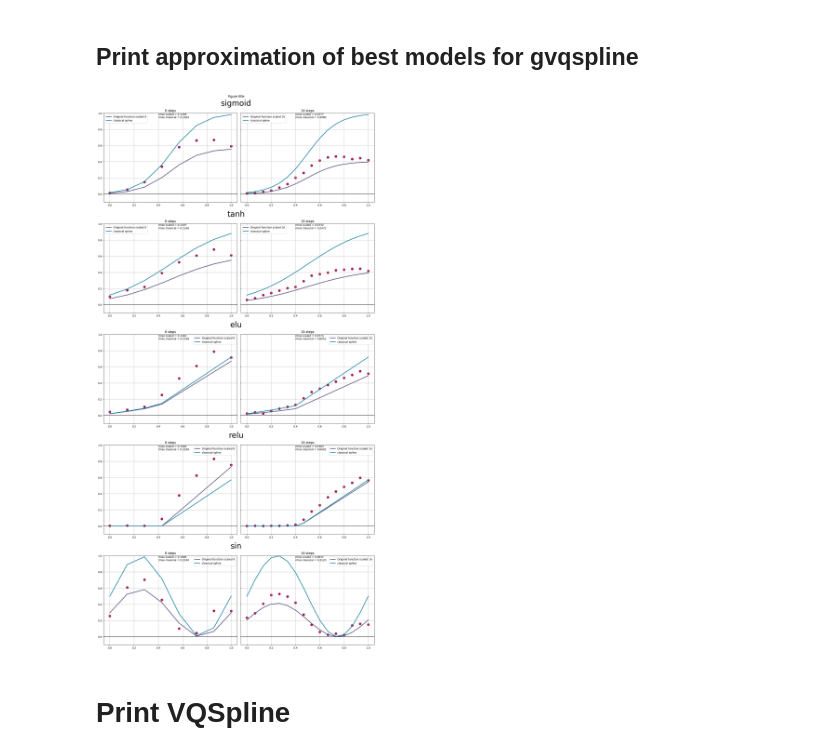
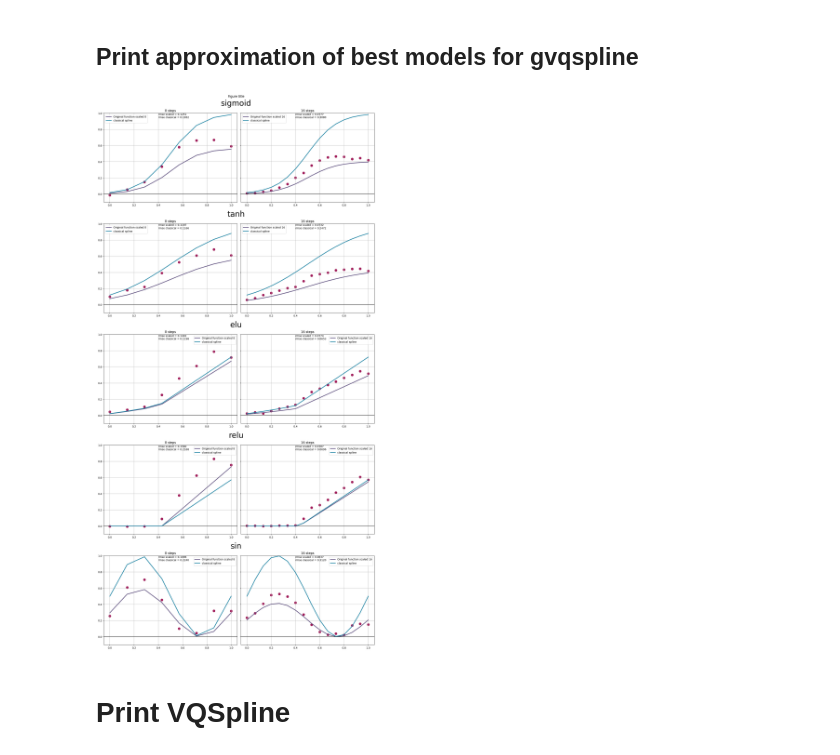
Before and after one commit to inajetovic/Variational-Quantum-Splines, a Jupyter notebook: vi_res_gvqs.ipynb, the cells around one changed output. Saved outputs shown, nothing was run; the diff lists cells and outputs as text; code cells hidden in the pictures.

```diff
--- a/vi_res_gvqs.ipynb
+++ b/vi_res_gvqs.ipynb
@@ -7,7 +7,7 @@ from vqls import *
 from utils import *
 import matplotlib.lines as mlines
 
-label = 'sin'
+label = 'relu'
 nq = 4
 n_step = 16
 func_out = {'sigmoid': sigmoid_t,'tanh': tanh_t,'elu': elu_t, 'relu': relu_t, 'sin':sin_m}
@@ -212,7 +215,7 @@ for flab, fun in func_out.items():
         #plt.plot(np.linspace(lower,upper,len(y_fq)),(y_q), label= f"hq {n_step}", color='blue')
         #ax[i].text(0.35,0.87, f"rmse scaled = {rssss2:.4f}\n" \
         #    f"rmse classical = {rssss:.4f}\n", fontsize=14)
-        ax[i].set_title(f'{flab}'fontsize=24)
+        ax[i].set_title(f'{flab}',fontsize=24)
         #ax[i].set_title(f'{n_step} steps',fontsize=24)
 
 
@@ -250,8 +253,8 @@ for flab, fun in func_out.items():
         best = np.argmin(df['RSS_q'])
         #if knot == 16 and flab == "sin":
         #    best = 0
-        if knot == 16 and "relu" == flab:
-            best = 0
+        #if knot == 16 and "relu" == flab:
+        #    best = 0
         weights = df['in_train_weights'][best][-1]
         tot.append([flab, nq, knot, df.training_cost[best], df.exe_time[best], weights,df.RSS_h[best], df.RSS_q[best] ])
 
@@ -301,37 +304,37 @@ for flab, fun in func_out.items():
         matrix,vector,v_norm = GeneralizedVQS_System(n_step,label,x,xx,scaled=scaled)
 
         vqls_circuit = VQLS(matrix,v_norm,el['nq'],opt='COBYLA')
 
         c = np.linalg.solve(matrix,vector)
 
         y_c=np.dot(matrix,c) #classic
         ax[i].plot(np.linspace(lower,upper,len(y_c)),vector, label="classical spline", color = '#1780a1',linewidth=2.5)
 
         y_fq=[]
         q = vqls_circuit.solution(el['weights']).real
         y_q=np.dot(matrix,q) #hybrid
                         #Quantum
 
         for a in matrix:
             y_fq.append(vqls_circuit.direct_prod2(el['weights'],a))
-        rssss = math.sqrt(np.square(np.subtract(y_c,np.abs(y_fq))).mean())
-        rssss2 = math.sqrt(np.square(np.subtract(y,np.abs(y_fq))).mean())
+        rssss = math.sqrt(np.square(np.subtract(y_c,y_fq)).mean())
+        rssss2 = math.sqrt(np.square(np.subtract(y,y_fq)).mean())
         rss.append(rssss)
         colorl = '#b7094c'
         colors = '#a01a58'
         #ax[i].plot(np.linspace(lower,upper,len(y_fq)),np.abs(y_fq),label= f"full quantum {n_step}", color=colorl)
-        ax[i].scatter(np.linspace(lower,upper,len(y_fq)),np.abs(y_fq), color=colors, linewidths=4)
+        ax[i].scatter(np.linspace(lower,upper,len(y_fq)),y_fq, color=colors, linewidths=4)
         #plt.scatter(np.linspace(lower,upper,len(y_fq)),(y_q), label= f"hq {n_step}", color='blue')
         #plt.plot(np.linspace(lower,upper,len(y_fq)),(y_q), label= f"hq {n_step}", color='blue')
         ax[i].text(0.4,0.9, f"rmse scaled = {rssss2:.4f}\n" \
             f"rmse classical = {rssss:.4f}\n")
         ax[i].set_title(f'{n_step} steps')
         ax[i].legend()
         ax[i].grid()
 #plt.savefig(f'full_plots.png')
 plt.show()
 # %% [output]
-[figure, old version]
+[figure, new version]
 # %% [markdown]
 #  Print VQSpline
 # %%
```
Also changed, not shown: parts of 7 cells of this notebook, 16 other files.
